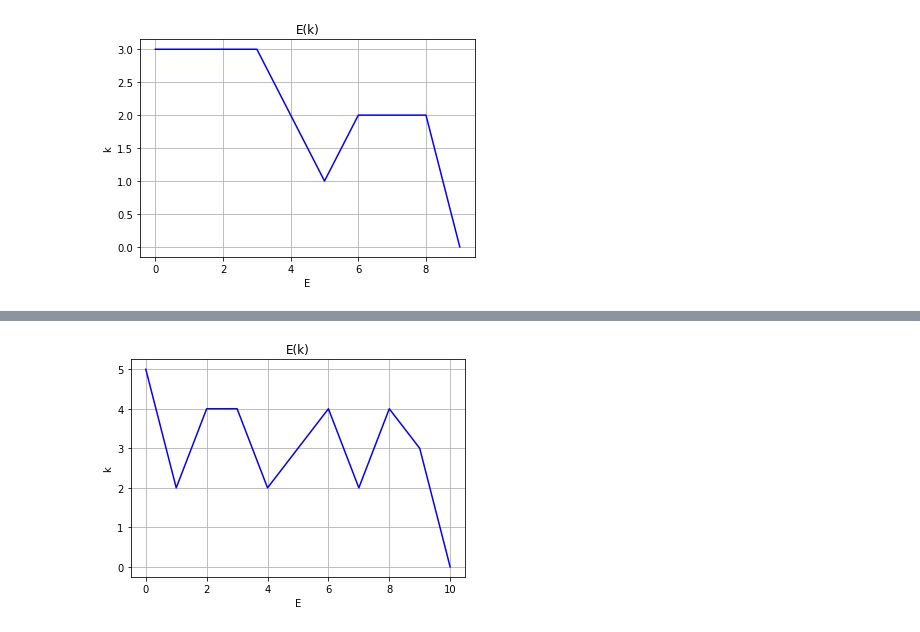
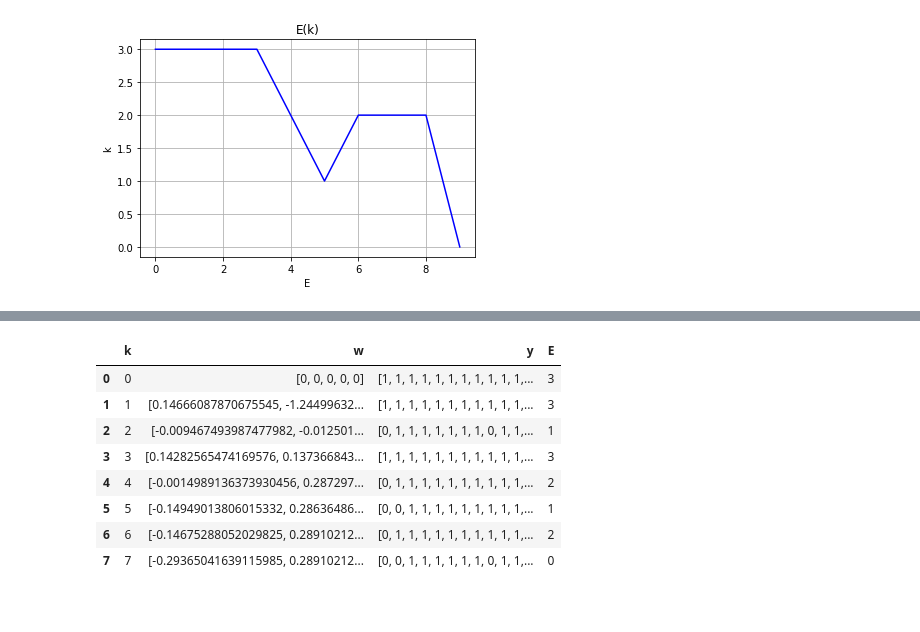
Before and after one commit to Dmitriy1594/simple_perceptron, a Jupyter notebook: release/Perceptron_sklearn.ipynb, the cells around one changed output, grey strips where cells are left out. Saved outputs shown, nothing was run; the diff lists cells and outputs as text; code cells hidden in the pictures.

Commit message:
Update add: update notebook and plot

```diff
--- a/release/Perceptron_sklearn.ipynb
+++ b/release/Perceptron_sklearn.ipynb
@@ -116,2 +118,2 @@ plt.show()
 # %%
-d = pd.read_csv("./find_min_vector_step/step.csv")
+df = pd.read_csv("./analyse_step/step_tanh.csv")
@@ -133,9 +120,12 @@ d.head(20)
-# %%
-plt.plot(d['k'], d['E'],'b')
-plt.xlabel('E')
-plt.ylabel('k')
-plt.title('E(k)')
-plt.grid()
-plt.show()
-# %% [output]
-[figure, removed]
+# %%
+df
+# %% [output]
+|  | k | w | y | E |
+| 0 | 0 | [0, 0, 0, 0, 0] | [1, 1, 1, 1, 1, 1, 1, 1, 1, 1, 1,... | 3 |
+| 1 | 1 | [0.14666087870675545, -1.24499632... | [1, 1, 1, 1, 1, 1, 1, 1, 1, 1, 1,... | 3 |
+| 2 | 2 | [-0.009467493987477982, -0.012501... | [0, 1, 1, 1, 1, 1, 1, 1, 0, 1, 1,... | 1 |
+| 3 | 3 | [0.14282565474169576, 0.137366843... | [1, 1, 1, 1, 1, 1, 1, 1, 1, 1, 1,... | 3 |
+| 4 | 4 | [-0.0014989136373930456, 0.287297... | [0, 1, 1, 1, 1, 1, 1, 1, 1, 1, 1,... | 2 |
+| 5 | 5 | [-0.14949013806015332, 0.28636486... | [0, 0, 1, 1, 1, 1, 1, 1, 1, 1, 1,... | 1 |
+| 6 | 6 | [-0.14675288052029825, 0.28910212... | [0, 1, 1, 1, 1, 1, 1, 1, 1, 1, 1,... | 2 |
+| 7 | 7 | [-0.29365041639115985, 0.28910212... | [0, 0, 1, 1, 1, 1, 1, 1, 0, 1, 1,... | 0 |
```
Also changed, not shown: parts of 3 cells of this notebook, 1 other file.
